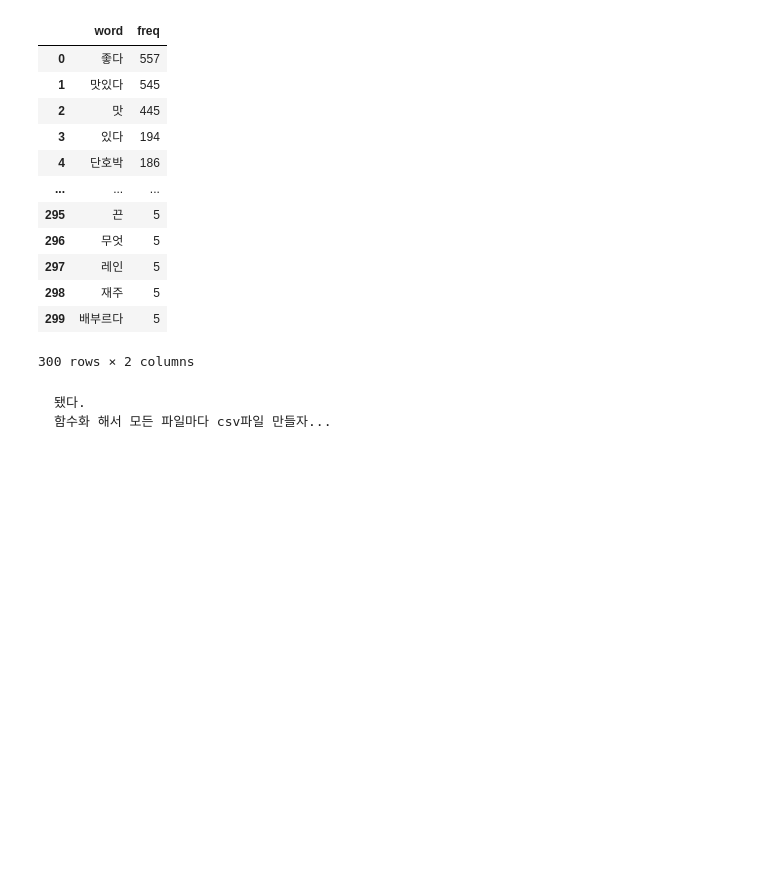
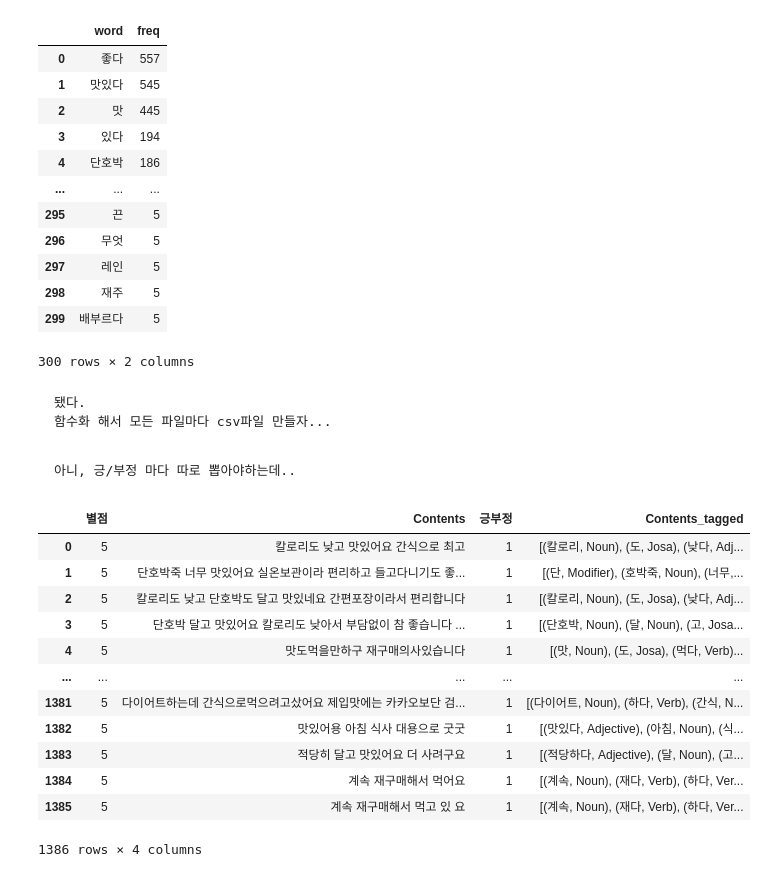
Before and after one commit to skdbsxir/DS-Studying, a Jupyter notebook: [NN Study]/[NLP Study]/[실무예제]/02. JJS Tokenizing 4.ipynb, the cells around one changed output. Cells and saved outputs as stored; diff of their text form; code cells hidden in the pictures; blank space fills up the shorter version.

```diff
--- a/[NN Study]/[NLP Study]/[실무예제]/02. JJS Tokenizing 4.ipynb
+++ b/[NN Study]/[NLP Study]/[실무예제]/02. JJS Tokenizing 4.ipynb
@@ -217,3 +217,24 @@ dff
 # %% [markdown]
     됐다.
     함수화 해서 모든 파일마다 csv파일 만들자...
+# %% [markdown]
+    아니, 긍/부정 마다 따로 뽑아야하는데..
+# %%
+df_pos = df.loc[df['긍부정'] == 1].reset_index()
+# df_pos = df_pos.drop('index', axis=1, inplace=True)
+df_pos.drop('index', axis=1, inplace=True)
+df_pos
+# %% [output]
+|  | 별점 | Contents | 긍부정 | Contents_tagged |
+| 0 | 5 | 칼로리도 낮고 맛있어요 간식으로 최고 | 1 | [(칼로리, Noun), (도, Josa), (낮다, Adj... |
+| 1 | 5 | 단호박죽 너무 맛있어요 실온보관이라 편리하고 들고다니기도 좋... | 1 | [(단, Modifier), (호박죽, Noun), (너무,... |
+| 2 | 5 | 칼로리도 낮고 단호박도 달고 맛있네요 간편포장이라서 편리합니다 | 1 | [(칼로리, Noun), (도, Josa), (낮다, Adj... |
+| 3 | 5 | 단호박 달고 맛있어요 칼로리도 낮아서 부담없이 참 좋습니다 ... | 1 | [(단호박, Noun), (달, Noun), (고, Josa... |
+| 4 | 5 | 맛도먹을만하구 재구매의사있습니다 | 1 | [(맛, Noun), (도, Josa), (먹다, Verb)... |
+| ... | ... | ... | ... | ... |
+| 1381 | 5 | 다이어트하는데 간식으로먹으려고샀어요 제입맛에는 카카오보단 검... | 1 | [(다이어트, Noun), (하다, Verb), (간식, N... |
+| 1382 | 5 | 맛있어용 아침 식사 대용으로 굿굿 | 1 | [(맛있다, Adjective), (아침, Noun), (식... |
+| 1383 | 5 | 적당히 달고 맛있어요 더 사려구요 | 1 | [(적당하다, Adjective), (달, Noun), (고... |
+| 1384 | 5 | 계속 재구매해서 먹어요 | 1 | [(계속, Noun), (재다, Verb), (하다, Ver... |
+| 1385 | 5 | 계속 재구매해서 먹고 있 요 | 1 | [(계속, Noun), (재다, Verb), (하다, Ver... |
+1386 rows × 4 columns
```
Also changed, not shown: parts of 7 cells of this notebook.
